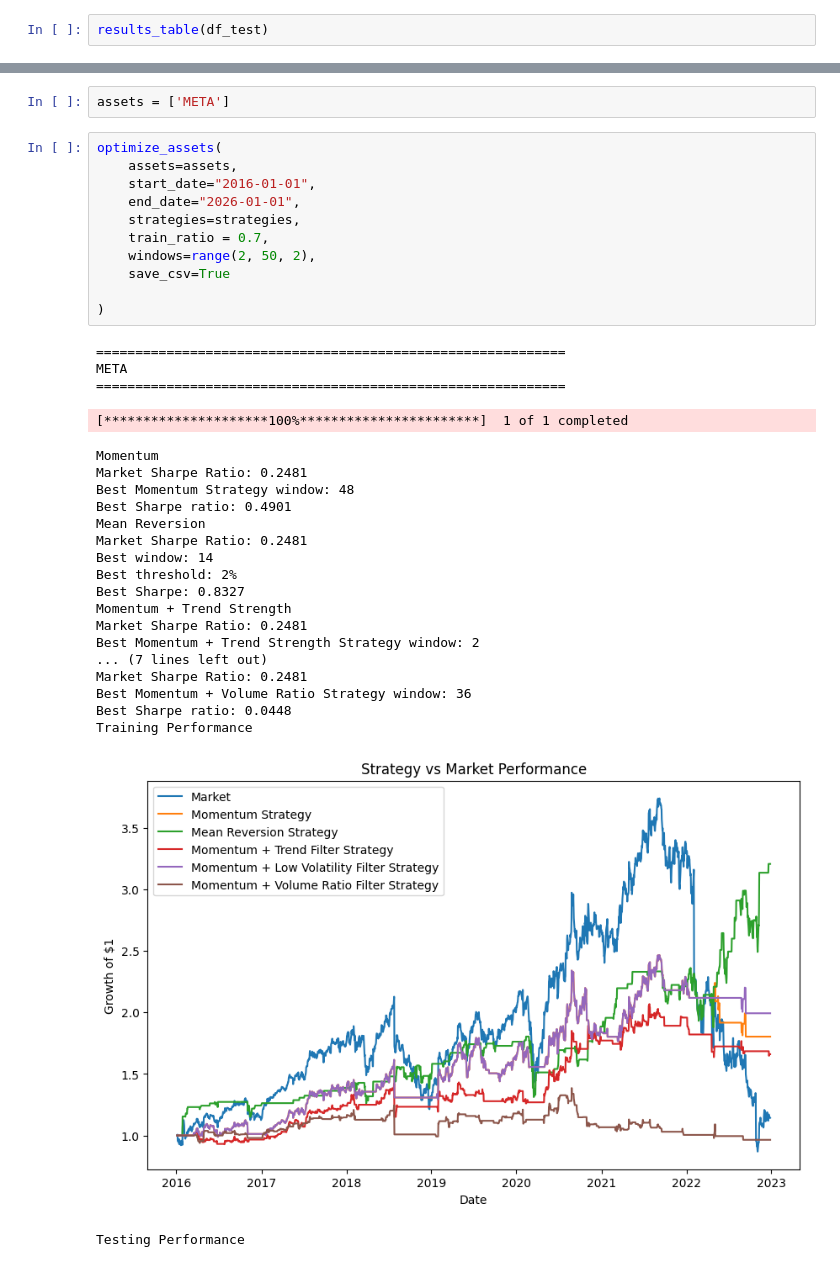
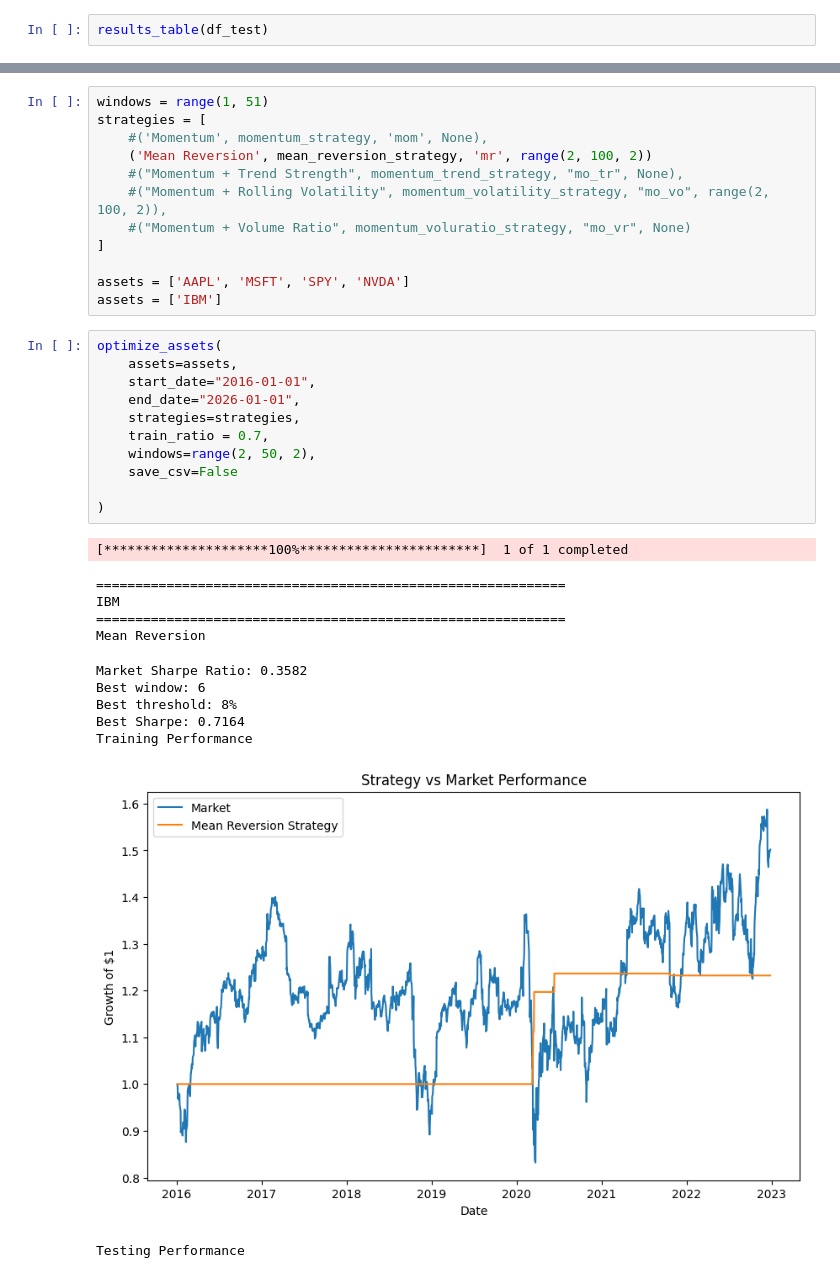
Before and after one commit to noelpdlt/quant-research-system, a Jupyter notebook: notebooks/traintestsplit.ipynb, the cells around one changed output, grey strips where cells are left out. Cells and saved outputs as stored; diff of their text form.

```diff
--- a/notebooks/traintestsplit.ipynb
+++ b/notebooks/traintestsplit.ipynb
@@ -301,37 +303,36 @@ results_table(df_test)
 # %%
-assets = ['META']
+windows = range(1, 51)
+strategies = [
+    #('Momentum', momentum_strategy, 'mom', None),
+    ('Mean Reversion', mean_reversion_strategy, 'mr', range(2, 100, 2))
+    #("Momentum + Trend Strength", momentum_trend_strategy, "mo_tr", None),
+    #("Momentum + Rolling Volatility", momentum_volatility_strategy, "mo_vo", range(2, 100, 2)),
+    #("Momentum + Volume Ratio", momentum_voluratio_strategy, "mo_vr", None)
+]
+
+assets = ['AAPL', 'MSFT', 'SPY', 'NVDA']
+assets = ['IBM']
 # %%
 optimize_assets(
     assets=assets,
     start_date="2016-01-01",
     end_date="2026-01-01",
     strategies=strategies,
     train_ratio = 0.7,
     windows=range(2, 50, 2),
-    save_csv=True
+    save_csv=False
 
 )
 # %% [output]
-============================================================
-META
-============================================================
+[*********************100%***********************]  1 of 1 completed
-[*********************100%***********************]  1 of 1 completed
+============================================================
+IBM
+============================================================
+Mean Reversion
-Momentum
-Market Sharpe Ratio: 0.2481
-Best Momentum Strategy window: 48
-Best Sharpe ratio: 0.4901
-Mean Reversion
-Market Sharpe Ratio: 0.2481
-Best window: 14
-Best threshold: 2%
-Best Sharpe: 0.8327
-Momentum + Trend Strength
-Market Sharpe Ratio: 0.2481
-Best Momentum + Trend Strength Strategy window: 2
-... (7 lines left out)
-Market Sharpe Ratio: 0.2481
-Best Momentum + Volume Ratio Strategy window: 36
-Best Sharpe ratio: 0.0448
+Market Sharpe Ratio: 0.3582
+Best window: 6
+Best threshold: 8%
+Best Sharpe: 0.7164
 Training Performance
-[figure, old version]
+[figure, new version]
 Testing Performance
```
Also changed, not shown: parts of 15 cells of this notebook, 2 other files.
